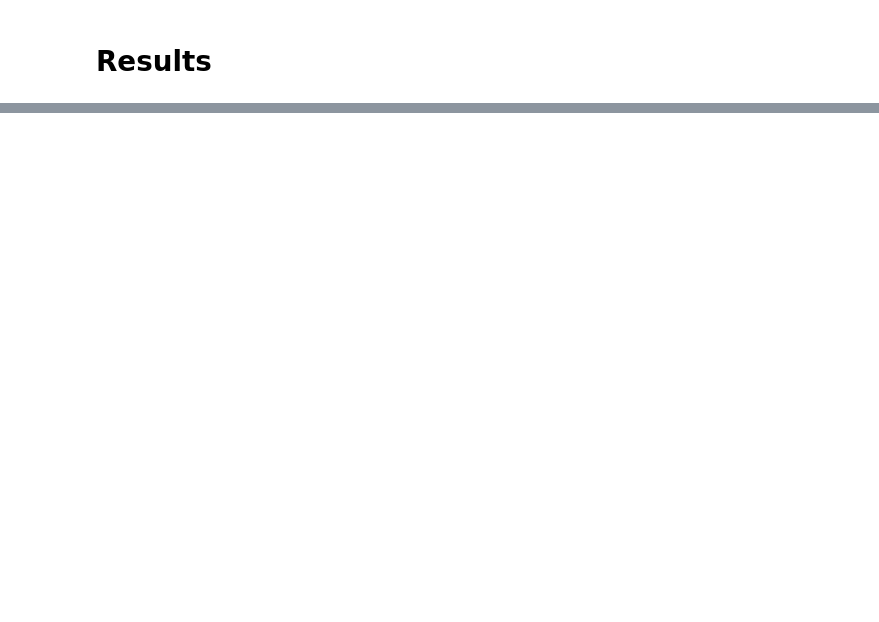
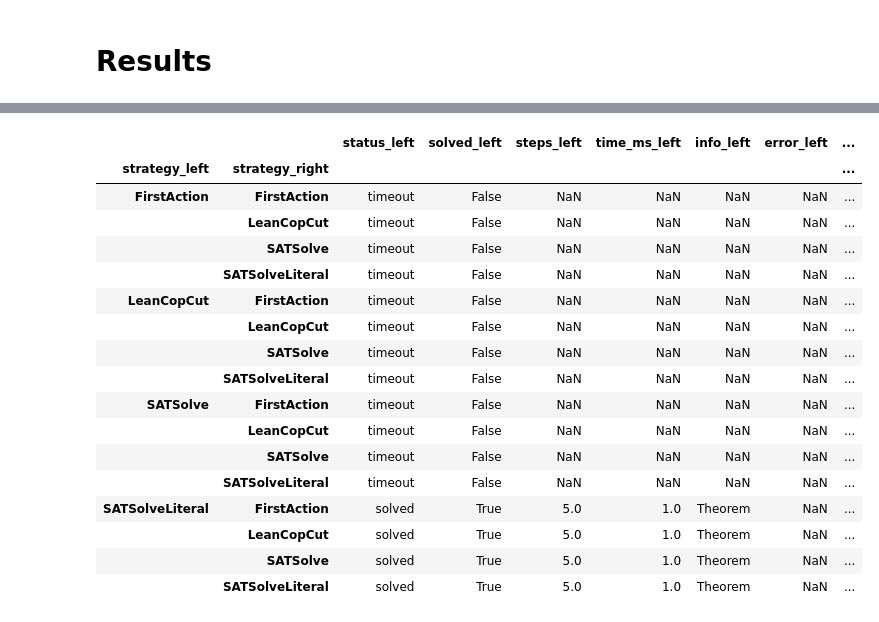
Before and after one commit to mfixman/connections, a Jupyter notebook: jupyter/Analysis_sat.ipynb, the cells around one changed output, grey strips where cells are left out. Drawn from its saved outputs; the diff is of its cells as text; code cells hidden in the pictures; blank space fills up the shorter version.

```diff
--- a/jupyter/Analysis_sat.ipynb
+++ b/jupyter/Analysis_sat.ipynb
@@ -100 +127,22 @@ seaborn.heatmap(results, cmap = 'viridis_r')
+# %%
+merged.xs('SYN344-1.p')
+# %% [output]
+|  |  | status_left | solved_left | steps_left | time_ms_left | info_left | error_left | ... |
+| strategy_left | strategy_right |  |  |  |  |  |  | ... |
+| FirstAction | FirstAction | timeout | False | NaN | NaN | NaN | NaN | ... |
+|  | LeanCopCut | timeout | False | NaN | NaN | NaN | NaN | ... |
+|  | SATSolve | timeout | False | NaN | NaN | NaN | NaN | ... |
+|  | SATSolveLiteral | timeout | False | NaN | NaN | NaN | NaN | ... |
+| LeanCopCut | FirstAction | timeout | False | NaN | NaN | NaN | NaN | ... |
+|  | LeanCopCut | timeout | False | NaN | NaN | NaN | NaN | ... |
+|  | SATSolve | timeout | False | NaN | NaN | NaN | NaN | ... |
+|  | SATSolveLiteral | timeout | False | NaN | NaN | NaN | NaN | ... |
+| SATSolve | FirstAction | timeout | False | NaN | NaN | NaN | NaN | ... |
+|  | LeanCopCut | timeout | False | NaN | NaN | NaN | NaN | ... |
+|  | SATSolve | timeout | False | NaN | NaN | NaN | NaN | ... |
+|  | SATSolveLiteral | timeout | False | NaN | NaN | NaN | NaN | ... |
+| SATSolveLiteral | FirstAction | solved | True | 5.0 | 1.0 | Theorem | NaN | ... |
+|  | LeanCopCut | solved | True | 5.0 | 1.0 | Theorem | NaN | ... |
+|  | SATSolve | solved | True | 5.0 | 1.0 | Theorem | NaN | ... |
+|  | SATSolveLiteral | solved | True | 5.0 | 1.0 | Theorem | NaN | ... |
 # %%
```
Also changed, not shown: parts of 11 cells of this notebook, 1 other file.
